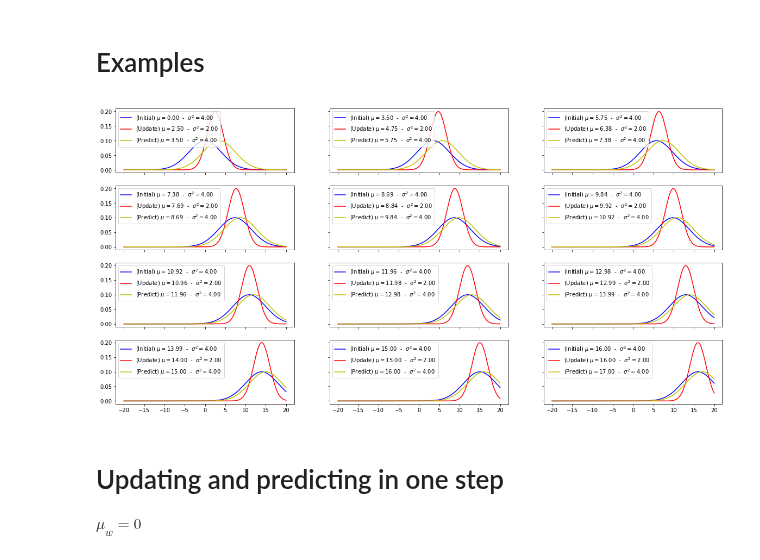
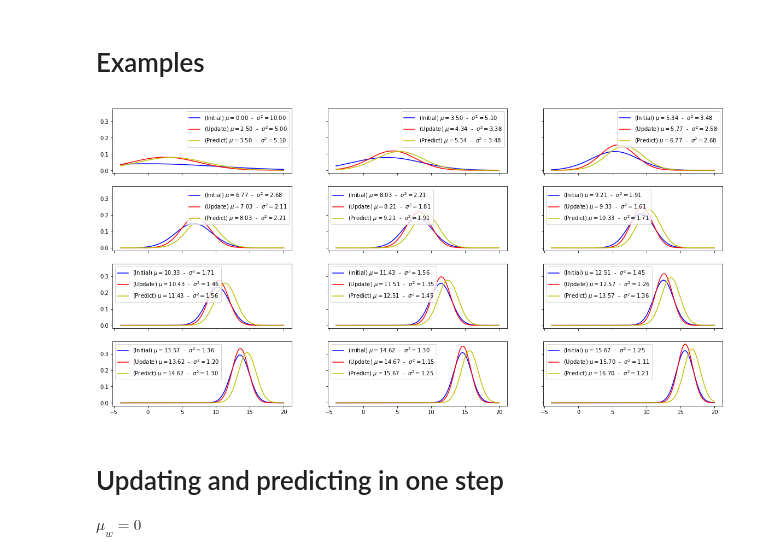
Before and after one commit to jganzabal/Kalman-as-Recursive-Bayesian-Estimation, a Jupyter notebook: 3_One dimensional Kalman filter.ipynb, the cells around one changed output. Drawn from its saved outputs; the diff is of its cells as text; code cells hidden in the pictures.

Commit message:
update predict and plot fixed with new notation

```diff
--- a/3_One dimensional Kalman filter.ipynb
+++ b/3_One dimensional Kalman filter.ipynb
@@ -235,21 +248,20 @@ $p_{k+1} = a^2p_{k} +\sigma_w^2$
 # %%
 first = 5
 last = 16
 measurements = list(np.linspace(first,last,last-first+1))
-motion = list(np.ones(len(measurements)))
 
 # Variance of measurement
-measurement_sig = 4.
+sigma_v = 10.
 # Variance of action
-motion_sig = 2.
+sigma_w = 0.1
 # Initial mu
-mu = 0.
+X_est_prior = 0.
 # Initial variance
-sig = 4.
+P_prior = 10.
 points = 200
-plot_kalman_process(mu, sig, measurement_sig, motion_sig, points, measurements, motion)
+plot_kalman_process(measurements, X_est_prior, P_prior, sigma_v, sigma_w, points = points, h = 1, a = 1, b = 1, U = 1)
 # %% [output]
-[figure, old version]
+[figure, new version]
 # %% [markdown]
 # Updating and predicting in one step
 
```
Also changed, not shown: parts of 4 cells of this notebook, 2 other files.
